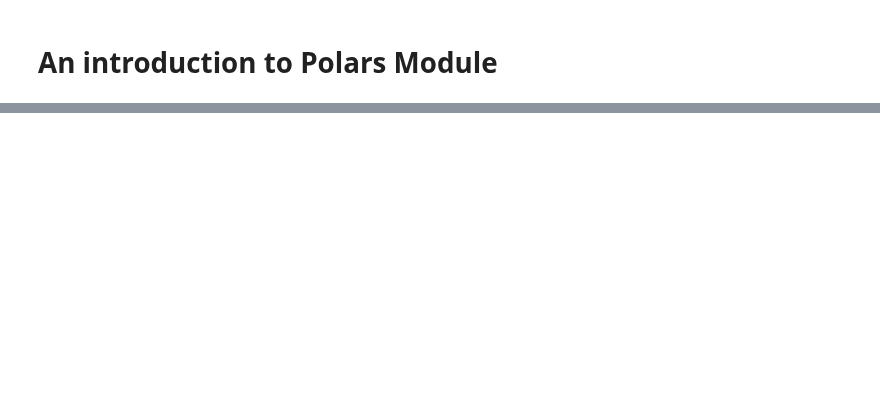
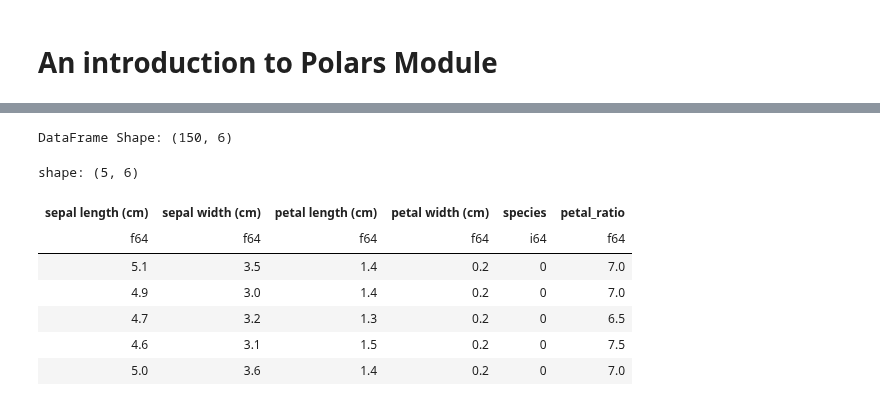
Before and after one commit to sebastianBP26/Machine_Learning_Dic, a Jupyter notebook: Data Manipulation/Introduction Polars.ipynb, the cells around one changed output, grey strips where cells are left out. Saved outputs shown, nothing was run; the diff lists cells and outputs as text; code cells hidden in the pictures; blank space fills up the shorter version.

```diff
--- a/Data Manipulation/Introduction Polars.ipynb
+++ b/Data Manipulation/Introduction Polars.ipynb
@@ -24,0 +32,24 @@ shape: (5, 5)
+# %%
+# Polars Dataframe
+df_polars = pl.DataFrame(data = iris.data, schema = iris.feature_names)
+
+# the iris.target has the species of each record. Therefore, we can use the with_columns context in order to add the column to the dataframe.
+df_polars = df_polars.with_columns(pl.Series(iris.target).alias('species'))
+
+# I'd like to calculate the petal ratio, which is the petal legth divide by the width, in order to do this we can use the "expressions". My expression is:
+expression = pl.col('petal length (cm)') / pl.col('petal width (cm)')
+df_polars = df_polars.with_columns( petal_ratio = expression)
+
+# Print general information about our dataframe
+print(f'DataFrame Shape: {df_polars.shape}')
+df_polars.head(5)
+# %% [output]
+DataFrame Shape: (150, 6)
+shape: (5, 6)
+| sepal length (cm) | sepal width (cm) | petal length (cm) | petal width (cm) | species | petal_ratio |
+| f64 | f64 | f64 | f64 | i64 | f64 |
+| 5.1 | 3.5 | 1.4 | 0.2 | 0 | 7.0 |
+| 4.9 | 3.0 | 1.4 | 0.2 | 0 | 7.0 |
+| 4.7 | 3.2 | 1.3 | 0.2 | 0 | 6.5 |
+| 4.6 | 3.1 | 1.5 | 0.2 | 0 | 7.5 |
+| 5.0 | 3.6 | 1.4 | 0.2 | 0 | 7.0 |
```
Also changed, not shown: parts of 9 cells of this notebook, 1 other file.
